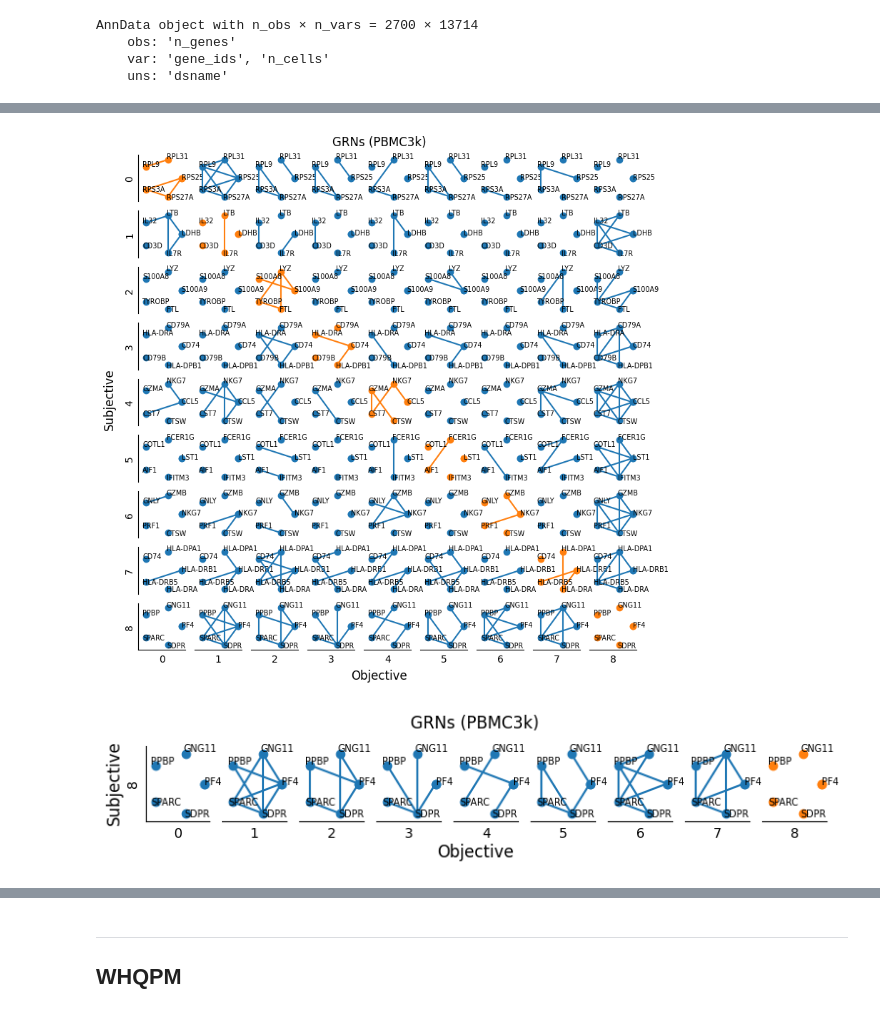
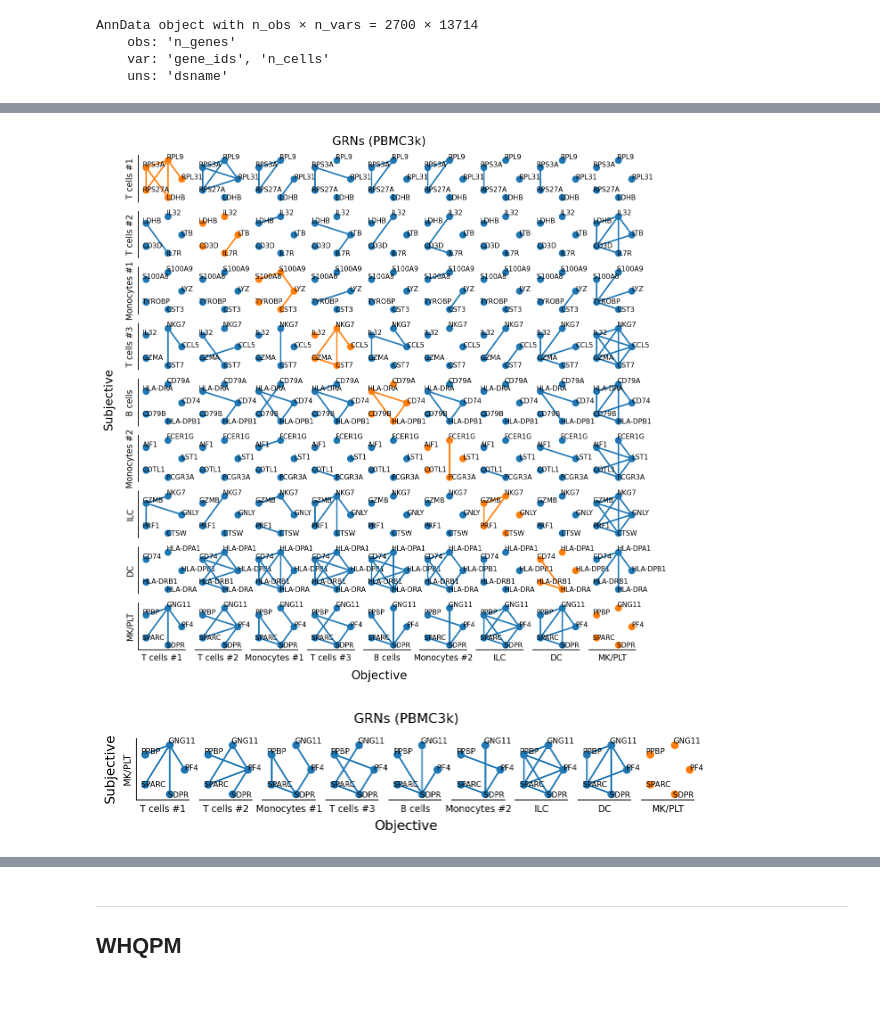
Before and after one commit to yo-aka-gene/grnet, a Jupyter notebook: docs/notebooks/pbmc3k_viz.ipynb, the cells around one changed output, grey strips where cells are left out. Cells and saved outputs as stored; diff of their text form; code cells hidden in the pictures.

```diff
--- a/docs/notebooks/pbmc3k_viz.ipynb
+++ b/docs/notebooks/pbmc3k_viz.ipynb
@@ -129,0 +185,7 @@ sc.pl.rank_genes_groups(conf.data, n_genes=25, sharey=False)
+# %%
+annot_ct = {
+    str(i): df_ct.columns[v] for i, v in enumerate(
+        np.argmax(df_ct.values, axis=1)
+    )
+}
+annot_ct
@@ -129,0 +202,13 @@ sc.pl.rank_genes_groups(conf.data, n_genes=25, sharey=False)
+# %%
+from collections import defaultdict
+
+counts = defaultdict(int)
+indexed_annot_ct = {}
+
+for k, v in annot_ct.items():
+    counts[v] += 1
+    _idx = f" #{counts[v]}" if pd.DataFrame(annot_ct, index=["annotation"]).T.value_counts()[v] > 1 else ''
+    _category = v if v != "Megakaryocytes/platelets" else f"MK/PLT"
+    indexed_annot_ct[k] = f"{_category}{_idx}"
+
+indexed_annot_ct
@@ -129,0 +225,4 @@ sc.pl.rank_genes_groups(conf.data, n_genes=25, sharey=False)
+# %%
+conf.data.obs["annotation"] = conf.data.obs["leiden"].apply(
+    lambda cluster_id: indexed_annot_ct[cluster_id]
+)
@@ -172,6 +282,10 @@ lst_data = [
         ] for cluster_id in conf.data.uns["rank_genes_groups"]["names"].dtype.names
     ] for name in conf.data.uns["rank_genes_groups"]["names"].dtype.names
 ]
+
+lst_names = [
+    indexed_annot_ct[v] for v in conf.data.uns["rank_genes_groups"]["names"].dtype.names
+]
 # %%
 models = [
     PC(lst_data[i // 9][i % 9].to_df()) for i in range(9 ** 2)
@@ -194,36 +308,38 @@ WARNING:pgmpy:PDAG has no faithful extension (= no oriented DAG with the same v-
 # %%
 fig, ax = plt.subplots(9, 9, figsize=(9, 9))
 
 for (i, m), a in zip(enumerate(models), ax.ravel()):
     grnplot(m, ax=a, color="C1" if i // 9 == i % 9 else "C0")
-    names = conf.data.uns["rank_genes_groups"]["names"].dtype.names
     a.spines['left'].set_visible(i % 9 == 0)
     a.spines['bottom'].set_visible(i // 9 == 8)
     a.spines['top'].set_visible(False)
     a.spines['right'].set_visible(False)
     a.tick_params(
         axis='both', which='both',
         bottom=False, top=False, left=False, right=False,
         labelbottom=False, labelleft=False
     )
     a.axis("on") if (i // 9 == 8) | (i % 9 == 0) else None
-    a.set(
-        xlabel=names[i % 9] if i // 9 == 8 else "",
-        ylabel=names[i // 9] if i % 9 == 0 else ""
+    a.set_xlabel(
+        xlabel=lst_names[i % 9] if i // 9 == 8 else "",
+        fontsize="small"
+    )
+    a.set_ylabel(
+        ylabel=lst_names[i // 9] if i % 9 == 0 else "",
+        fontsize="small"
     )
 fig.supylabel("Subjective", x=.07)
 fig.supxlabel("Objective", y=.06)
 fig.suptitle(f"GRNs ({conf.dsname})", y=.91)
 
-fig.savefig(f"{conf.export}/grns.png", **kwarg_savefig)
+fig.savefig(f"{conf.export}/grns.pdf", **kwarg_savefig)
 # %% [output]
-[figure, old version]
+[figure, new version]
 # %%
 fig, ax = plt.subplots(1, 9, figsize=(9, 1))
 
 for (i, m), a in zip(enumerate(models[-9:]), ax.ravel()):
     grnplot(m, ax=a, color="C1" if i == 8 else "C0")
-    names = conf.data.uns["rank_genes_groups"]["names"].dtype.names
     a.spines['left'].set_visible(i % 9 == 0)
     a.spines['bottom'].set_visible(True)
     a.spines['top'].set_visible(False)
@@ -234,14 +350,18 @@ for (i, m), a in zip(enumerate(models[-9:]), ax.ravel()):
         labelbottom=False, labelleft=False
     )
     a.axis("on")
-    a.set(
-        xlabel=names[i % 9],
-        ylabel=8 if i % 9 == 0 else ""
+    a.set_xlabel(
+        xlabel=lst_names[i % 9],
+        fontsize="small"
+    )
+    a.set_ylabel(
+        ylabel=indexed_annot_ct["8"] if i % 9 == 0 else "",
+        fontsize="small"
     )
 fig.supylabel("Subjective", x=.08)
 fig.supxlabel("Objective", y=-.3)
 fig.suptitle(f"GRNs ({conf.dsname})", y=1.2)
 
-fig.savefig(f"{conf.export}/grns_for_8.png", **kwarg_savefig)
+fig.savefig(f"{conf.export}/grns_for_8.pdf", **kwarg_savefig)
 # %% [output]
-[figure, old version]
+[figure, new version]
```
Also changed, not shown: parts of 92 cells of this notebook.
